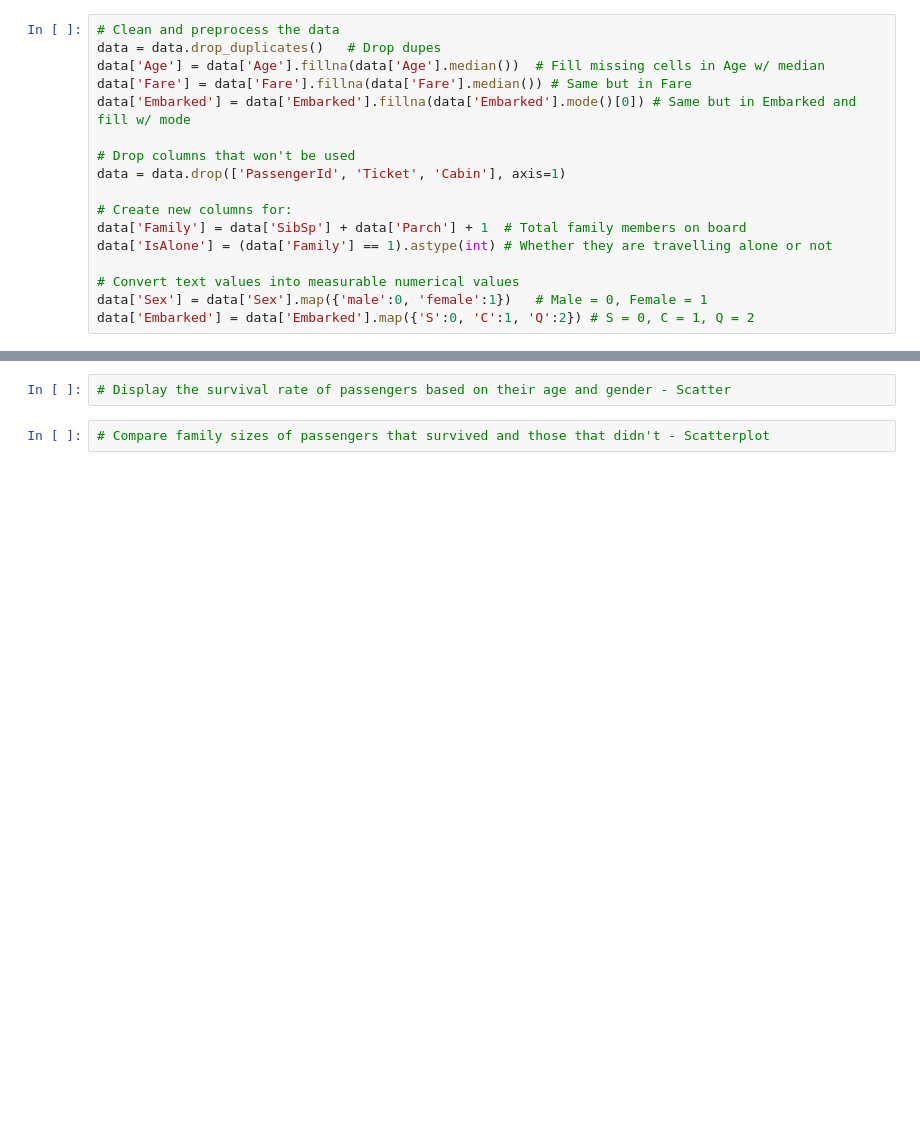
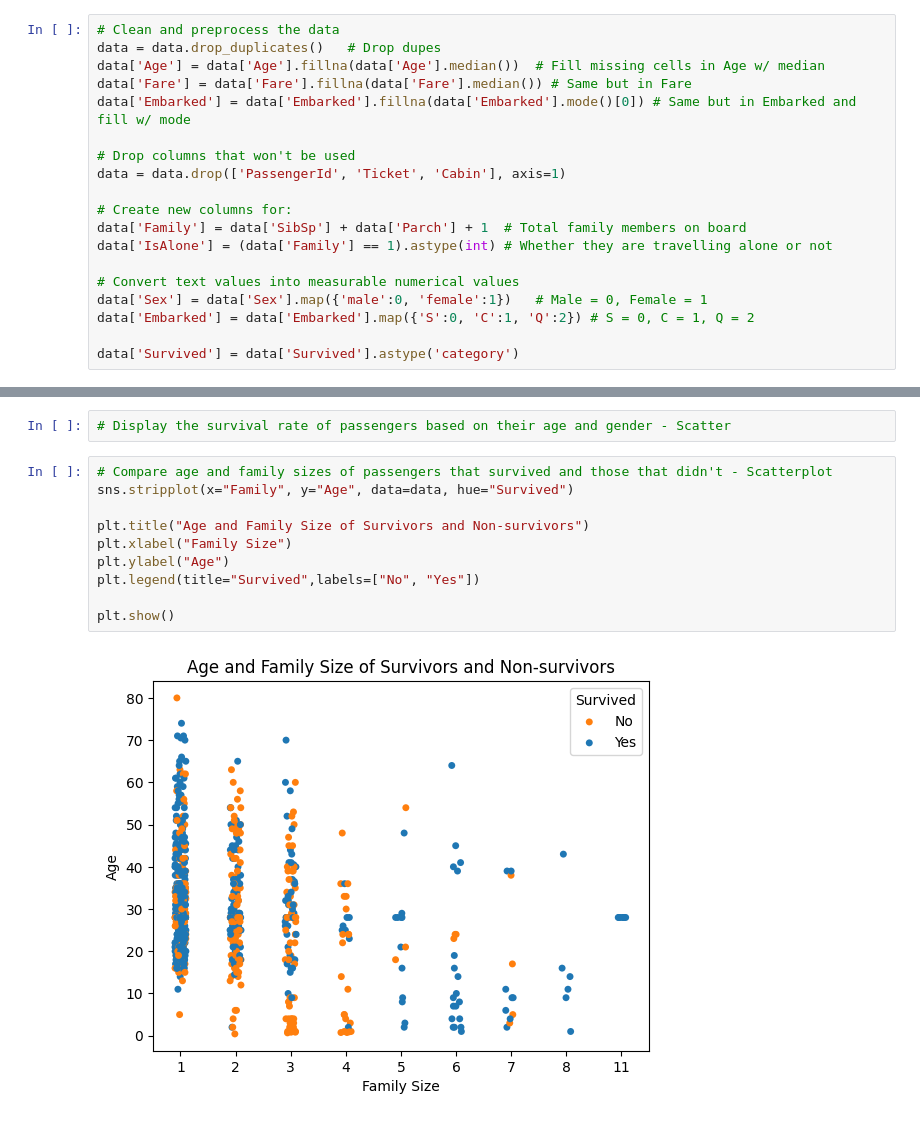
Before and after one commit to MaharLeika18/Data-Mining---Python, a Jupyter notebook: titanic.ipynb, the cells around one changed output, grey strips where cells are left out. Drawn from its saved outputs; the diff is of its cells as text; blank space fills up the shorter version.

Commit message:
Update titanic.ipynb
Fixed the formatting of some cells. Created the last two scatter plots + a box plot version.

```diff
--- a/titanic.ipynb
+++ b/titanic.ipynb
@@ -24,6 +24,8 @@ data['IsAlone'] = (data['Family'] == 1).astype(int) # Whether they are travellin
 # Convert text values into measurable numerical values
 data['Sex'] = data['Sex'].map({'male':0, 'female':1})   # Male = 0, Female = 1
 data['Embarked'] = data['Embarked'].map({'S':0, 'C':1, 'Q':2}) # S = 0, C = 1, Q = 2
+
+data['Survived'] = data['Survived'].astype('category')
 # %%
 # Preview the cleaned data, see what columns can be used for analysis
 print(data.describe()) # Summary
@@ -100,6 +102,16 @@ plt.show()
 # %%
 # Display the survival rate of passengers based on their age and gender - Scatter
 # %%
-# Compare family sizes of passengers that survived and those that didn't - Scatterplot
+# Compare age and family sizes of passengers that survived and those that didn't - Scatterplot
+sns.stripplot(x="Family", y="Age", data=data, hue="Survived")
+
+plt.title("Age and Family Size of Survivors and Non-survivors")
+plt.xlabel("Family Size")
+plt.ylabel("Age")
+plt.legend(title="Survived",labels=["No", "Yes"])
+
+plt.show()
+# %% [output]
+[figure, added]
 # %%
 # Compare survival rate of passengers based on passenger class and fare - Scatter
```
Also changed, not shown: parts of 6 cells of this notebook.
